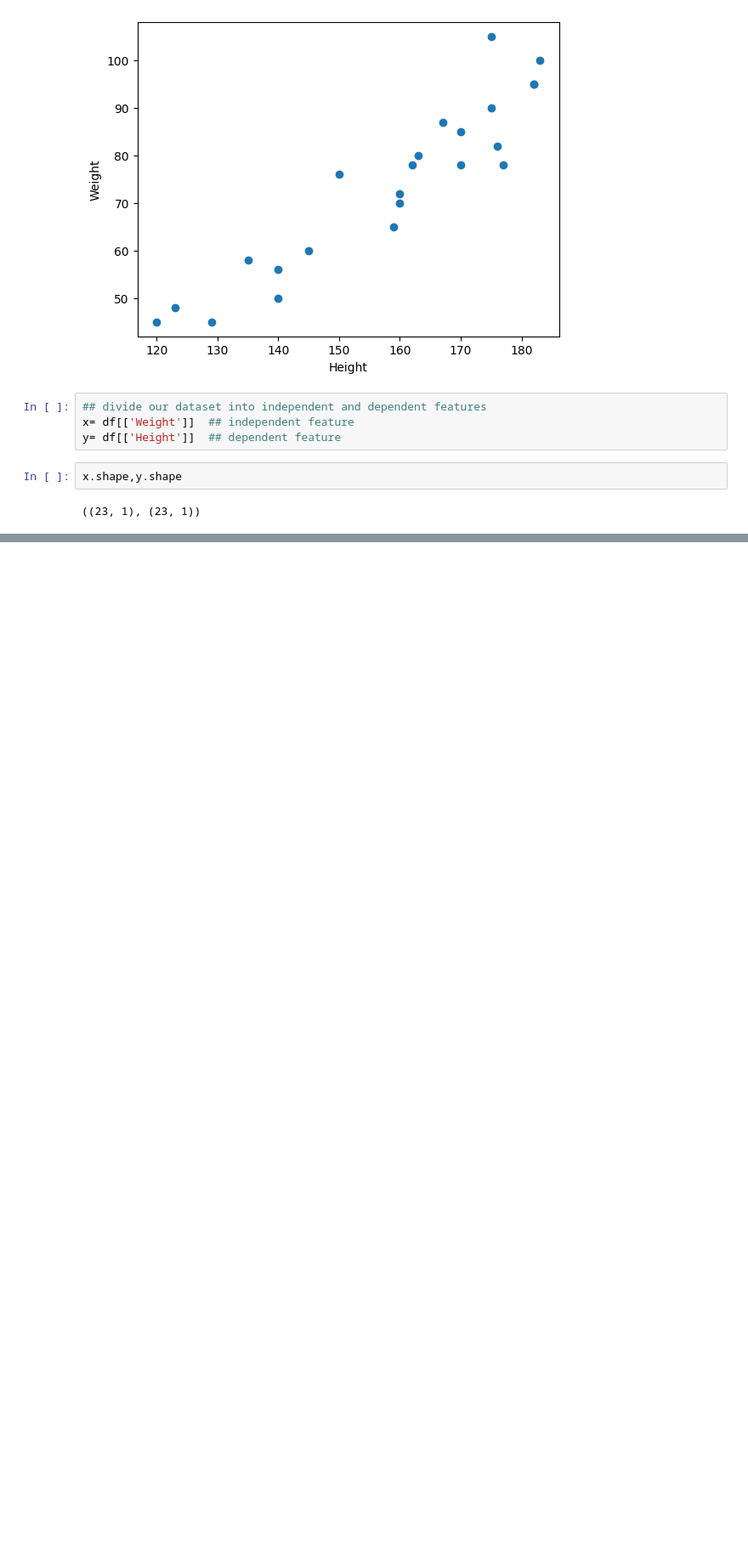
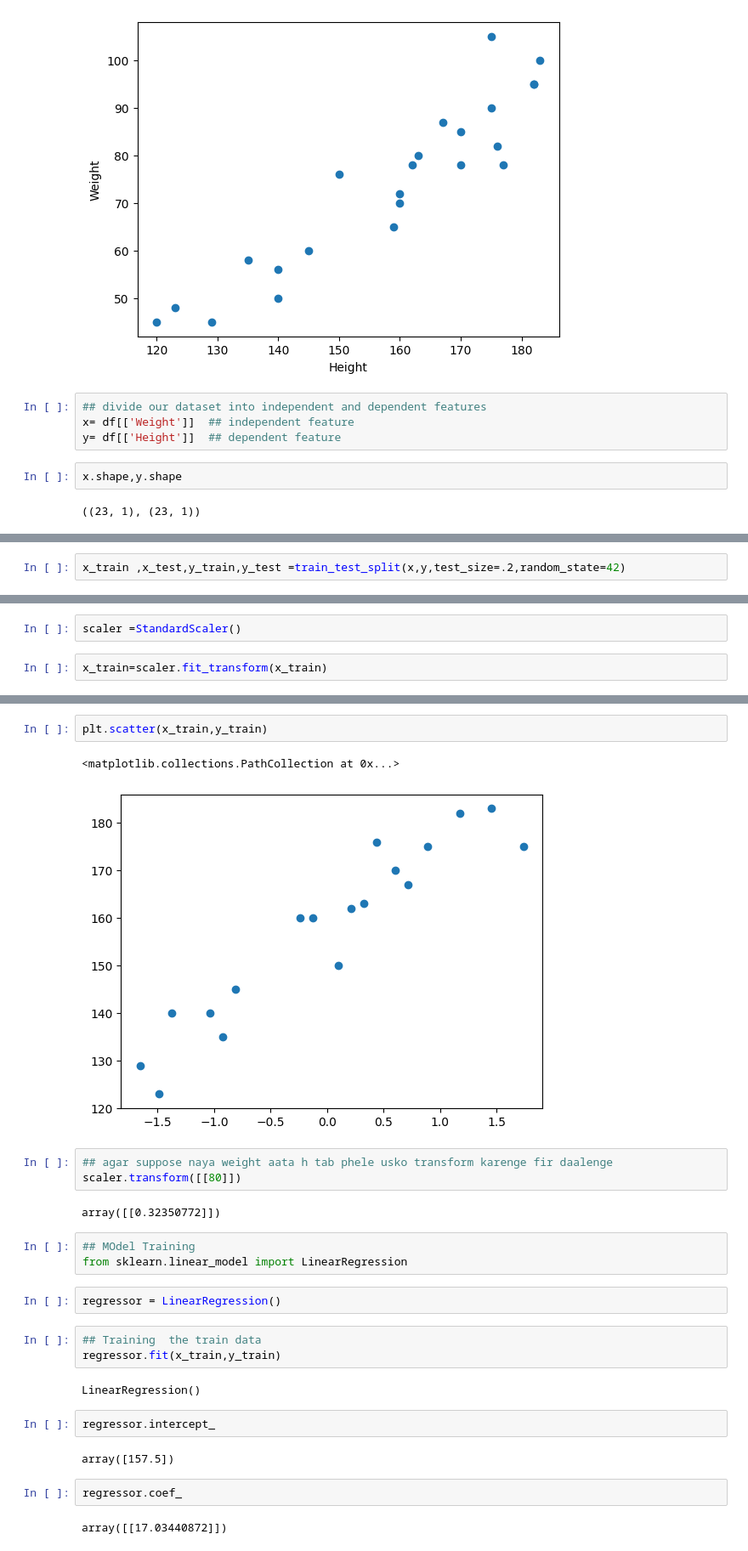
Before and after one commit to Shreyanshsohane/Machine-Learning, a Jupyter notebook: Regression/Simple_Linear_Regression.ipynb, the cells around one changed output, grey strips where cells are left out. Shown at 85% size. Saved outputs shown, nothing was run; the diff lists cells and outputs as text; blank space fills up the shorter version.

```diff
--- a/Regression/Simple_Linear_Regression.ipynb
+++ b/Regression/Simple_Linear_Regression.ipynb
@@ -32,0 +52,2 @@ x.shape,y.shape
+# %%
+x_train ,x_test,y_train,y_test =train_test_split(x,y,test_size=.2,random_state=42)
@@ -32,0 +60,4 @@ x.shape,y.shape
+# %%
+scaler =StandardScaler()
+# %%
+x_train=scaler.fit_transform(x_train)
@@ -32,0 +73,28 @@ x.shape,y.shape
+# %%
+plt.scatter(x_train,y_train)
+# %% [output]
+<matplotlib.collections.PathCollection at 0x...>
+[figure, added]
+# %%
+## agar suppose naya weight aata h tab phele usko transform karenge fir daalenge
+scaler.transform([[80]])
+# %% [output]
+array([[0.32350772]])
+# %%
+## MOdel Training
+from sklearn.linear_model import LinearRegression
+# %%
+regressor = LinearRegression()
+# %%
+## Training  the train data
+regressor.fit(x_train,y_train)
+# %% [output]
+LinearRegression()
+# %%
+regressor.intercept_
+# %% [output]
+array([157.5])
+# %%
+regressor.coef_
+# %% [output]
+array([[17.03440872]])
```
Also changed, not shown: parts of 18 cells of this notebook, 3 other files.
